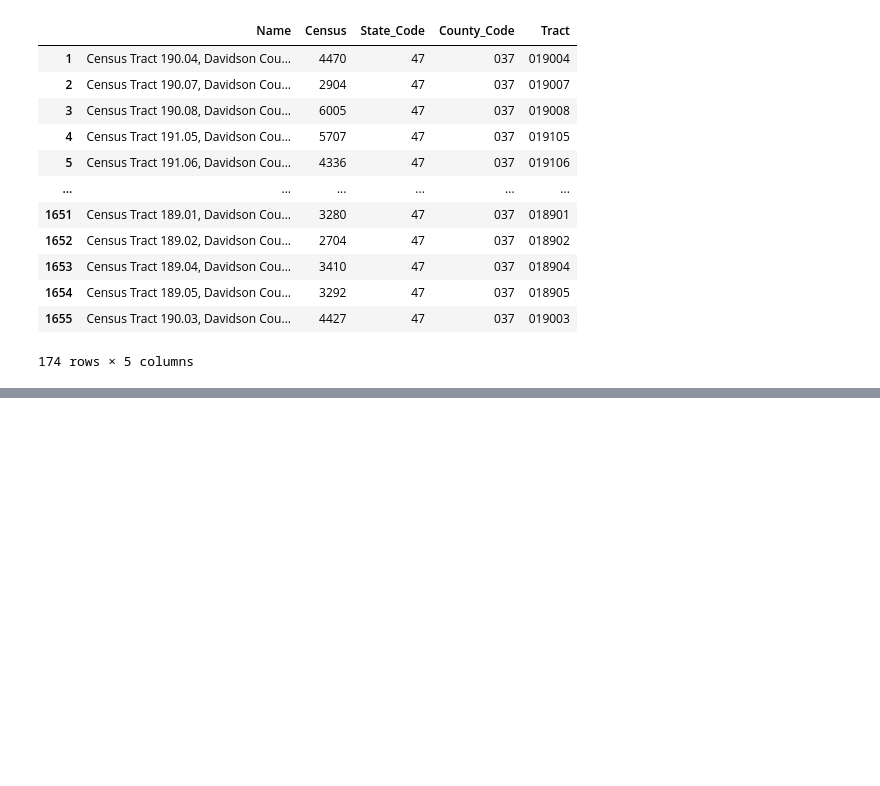
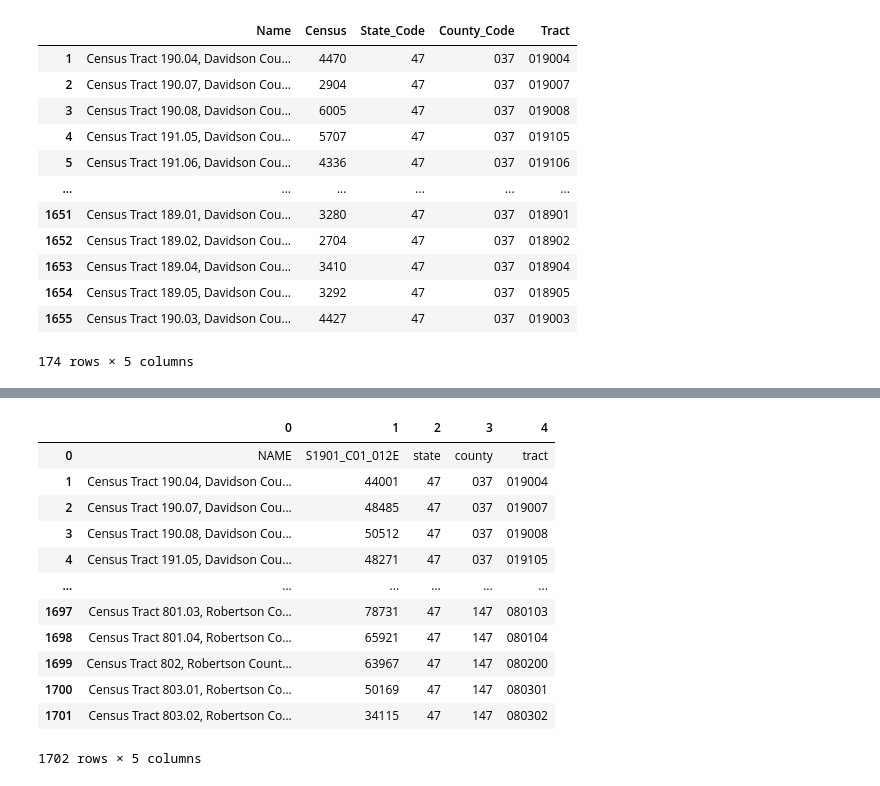
Before and after one commit to nss-data-science-cohort-6/api_project-pizza_twizzlers, a Jupyter notebook: API Pizza Twizzlers.ipynb, the cells around one changed output, grey strips where cells are left out. Drawn from its saved outputs; the diff is of its cells as text; code cells hidden in the pictures; blank space fills up the shorter version.

```diff
--- a/API Pizza Twizzlers.ipynb
+++ b/API Pizza Twizzlers.ipynb
@@ -175,0 +203,17 @@ response.text
+# %%
+tn_median_income = pd.DataFrame(response.json())
+tn_median_income
+# %% [output]
+|  | 0 | 1 | 2 | 3 | 4 |
+| 0 | NAME | S1901_C01_012E | state | county | tract |
+| 1 | Census Tract 190.04, Davidson Cou... | 44001 | 47 | 037 | 019004 |
+| 2 | Census Tract 190.07, Davidson Cou... | 48485 | 47 | 037 | 019007 |
+| 3 | Census Tract 190.08, Davidson Cou... | 50512 | 47 | 037 | 019008 |
+| 4 | Census Tract 191.05, Davidson Cou... | 48271 | 47 | 037 | 019105 |
+| ... | ... | ... | ... | ... | ... |
+| 1697 | Census Tract 801.03, Robertson Co... | 78731 | 47 | 147 | 080103 |
+| 1698 | Census Tract 801.04, Robertson Co... | 65921 | 47 | 147 | 080104 |
+| 1699 | Census Tract 802, Robertson Count... | 63967 | 47 | 147 | 080200 |
+| 1700 | Census Tract 803.01, Robertson Co... | 50169 | 47 | 147 | 080301 |
+| 1701 | Census Tract 803.02, Robertson Co... | 34115 | 47 | 147 | 080302 |
+1702 rows × 5 columns
```
Also changed, not shown: parts of 17 cells of this notebook.
